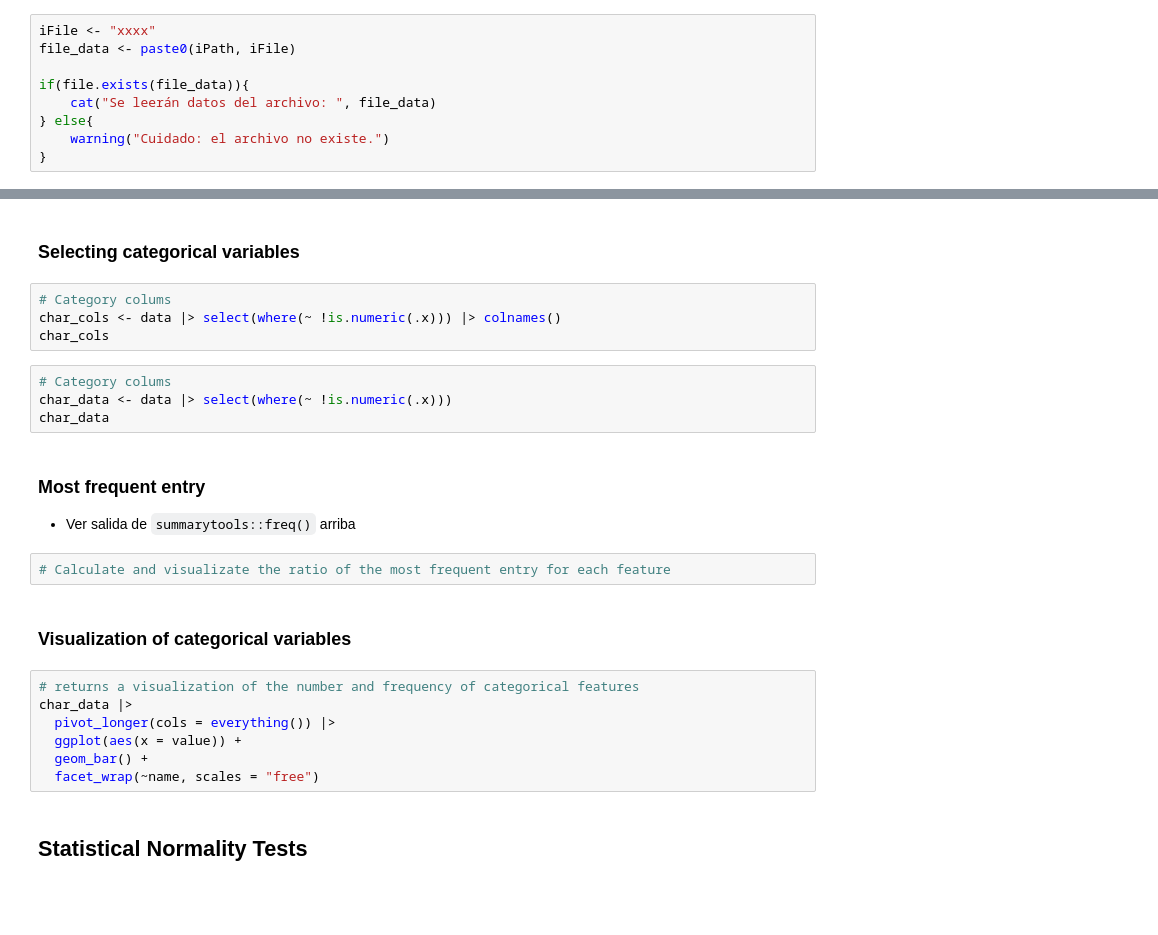
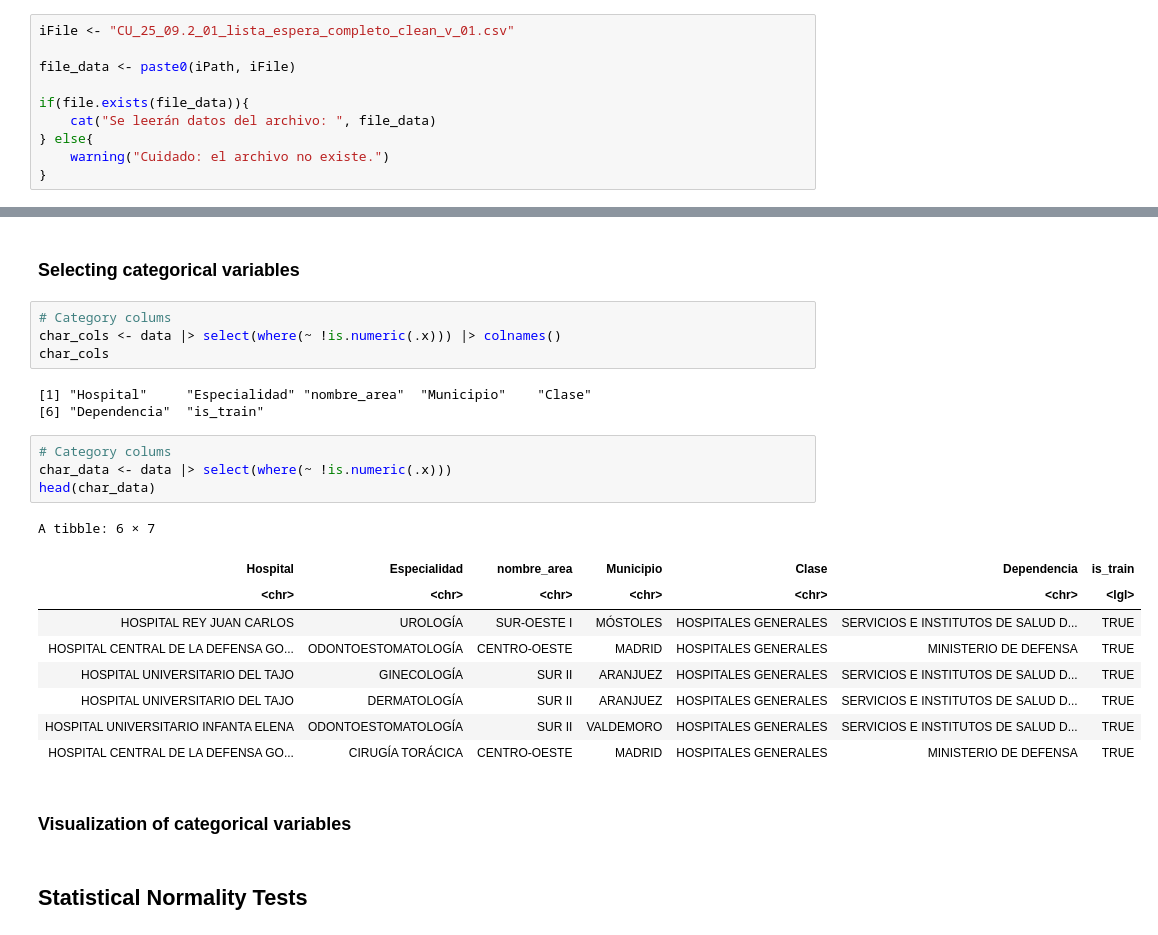
Before and after one commit to URJCDSLab/CitizenLab-Research-and-Development, a Jupyter notebook: casos_urjc/notebooks/dominios_II_y_III/25_listas_espera/12.- Exploratory Data Analysis_25_01_listas_espera_v_01.ipynb, the cells around one changed output, grey strips where cells are left out. Cells and saved outputs as stored; diff of their text form; blank space fills up the shorter version.

```diff
--- a/casos_urjc/notebooks/dominios_II_y_III/25_listas_espera/12.- Exploratory Data Analysis_25_01_listas_espera_v_01.ipynb
+++ b/casos_urjc/notebooks/dominios_II_y_III/25_listas_espera/12.- Exploratory Data Analysis_25_01_listas_espera_v_01.ipynb
@@ -52,7 +54,8 @@ Data load using the {tcltk} package. Ucomment the line if using this option
 # %% [markdown]
 <font color='tomato'><b> OPCION B:</b> Especificar el nombre de archivo</font>
 # %%
-iFile <- "xxxx"
+iFile <- "CU_25_09.2_01_lista_espera_completo_clean_v_01.csv"
+
 file_data <- paste0(iPath, iFile)
 
 if(file.exists(file_data)){
@@ -177,25 +349,25 @@ cdata |>
 # Category colums
 char_cols <- data |> select(where(~ !is.numeric(.x))) |> colnames()
 char_cols
+# %% [output]
+[1] "Hospital"     "Especialidad" "nombre_area"  "Municipio"    "Clase"
+[6] "Dependencia"  "is_train"
 # %%
 # Category colums
 char_data <- data |> select(where(~ !is.numeric(.x)))
-char_data
+head(char_data)
+# %% [output]
+A tibble: 6 × 7
+| Hospital | Especialidad | nombre_area | Municipio | Clase | Dependencia | is_train |
+| <chr> | <chr> | <chr> | <chr> | <chr> | <chr> | <lgl> |
+| HOSPITAL REY JUAN CARLOS | UROLOGÍA | SUR-OESTE I | MÓSTOLES | HOSPITALES GENERALES | SERVICIOS E INSTITUTOS DE SALUD D... | TRUE |
+| HOSPITAL CENTRAL DE LA DEFENSA GO... | ODONTOESTOMATOLOGÍA | CENTRO-OESTE | MADRID | HOSPITALES GENERALES | MINISTERIO DE DEFENSA | TRUE |
+| HOSPITAL UNIVERSITARIO DEL TAJO | GINECOLOGÍA | SUR II | ARANJUEZ | HOSPITALES GENERALES | SERVICIOS E INSTITUTOS DE SALUD D... | TRUE |
+| HOSPITAL UNIVERSITARIO DEL TAJO | DERMATOLOGÍA | SUR II | ARANJUEZ | HOSPITALES GENERALES | SERVICIOS E INSTITUTOS DE SALUD D... | TRUE |
+| HOSPITAL UNIVERSITARIO INFANTA ELENA | ODONTOESTOMATOLOGÍA | SUR II | VALDEMORO | HOSPITALES GENERALES | SERVICIOS E INSTITUTOS DE SALUD D... | TRUE |
+| HOSPITAL CENTRAL DE LA DEFENSA GO... | CIRUGÍA TORÁCICA | CENTRO-OESTE | MADRID | HOSPITALES GENERALES | MINISTERIO DE DEFENSA | TRUE |
-# %% [markdown]
-### Most frequent entry
-
-* Ver salida de `summarytools::freq()` arriba
-# %%
-# Calculate and visualizate the ratio of the most frequent entry for each feature
 # %% [markdown]
 ### Visualization of categorical variables
-# %%
-# returns a visualization of the number and frequency of categorical features
-char_data |>
-  pivot_longer(cols = everything()) |>
-  ggplot(aes(x = value)) +
-  geom_bar() +
-  facet_wrap(~name, scales = "free")
 # %% [markdown]
 ## Statistical Normality Tests
 # %%
```
Also changed, not shown: parts of 30 cells of this notebook, 3 other files.
